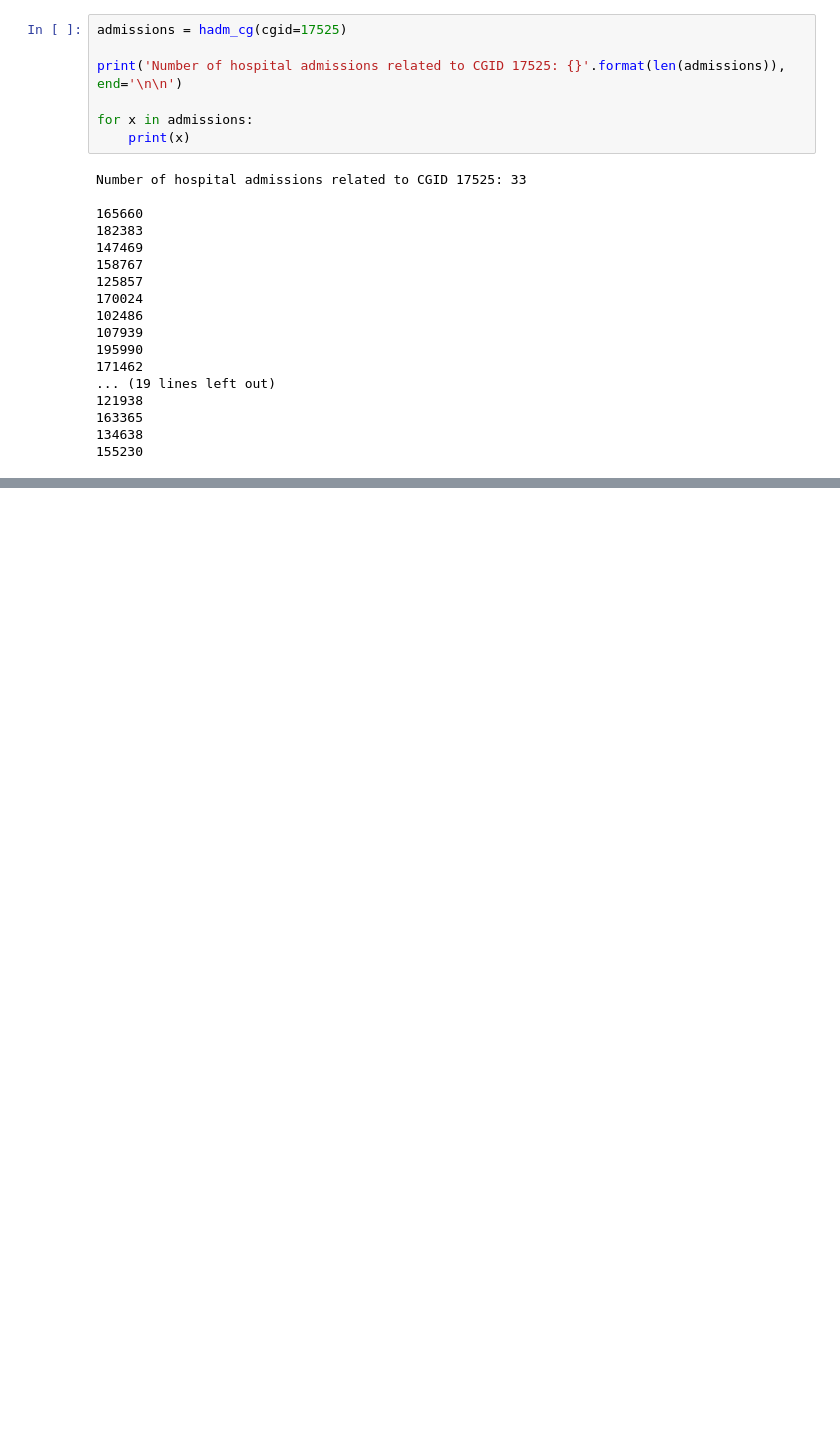
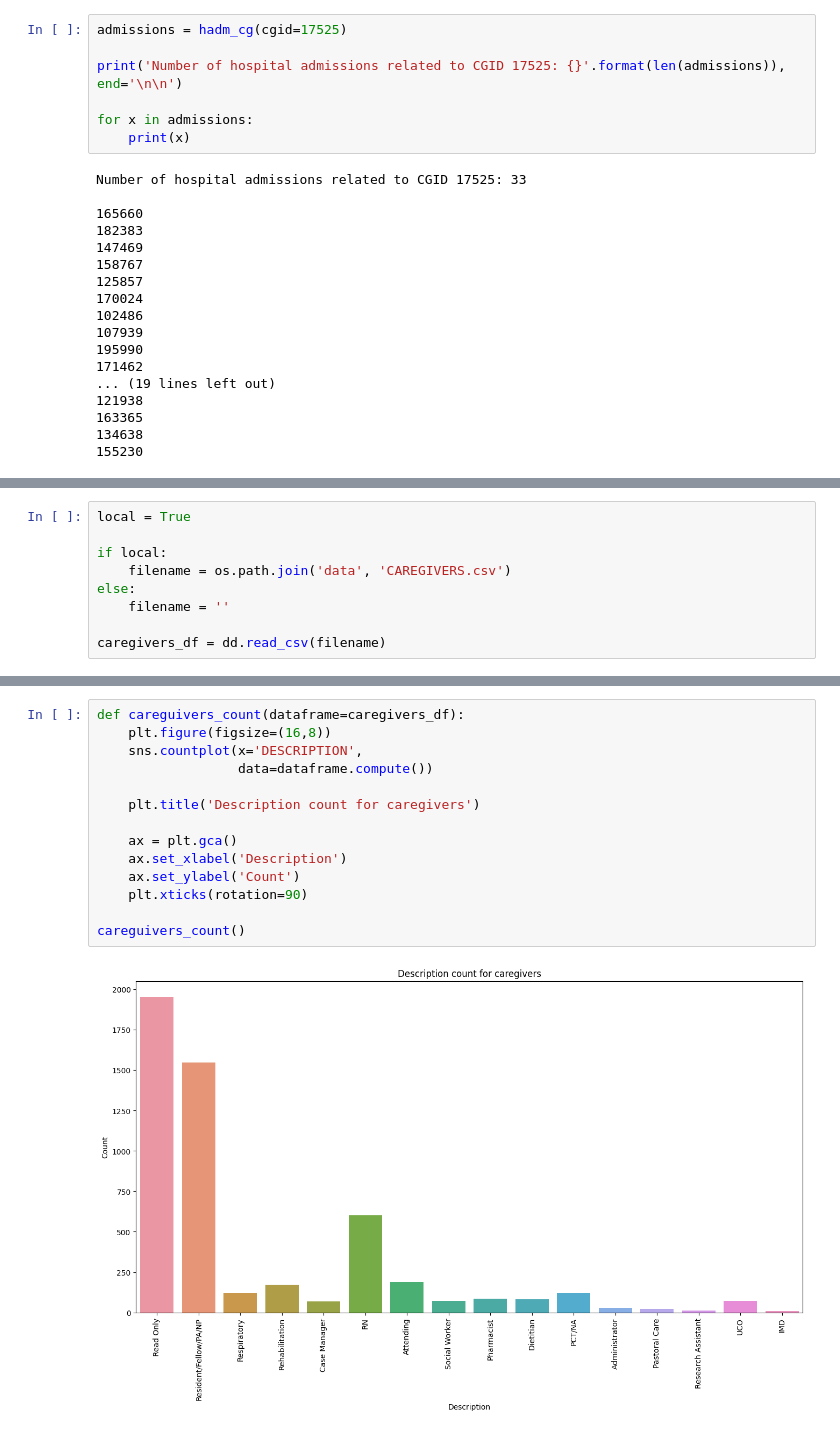
Before and after one commit to ruipedro16/BDCC, a Jupyter notebook: proj2/plots.ipynb, the cells around one changed output, grey strips where cells are left out. Saved outputs shown, nothing was run; the diff lists cells and outputs as text; blank space fills up the shorter version.

```diff
--- a/proj2/plots.ipynb
+++ b/proj2/plots.ipynb
@@ -285,0 +342,9 @@ Number of hospital admissions related to CGID 17525: 33
+# %%
+local = True
+
+if local:
+    filename = os.path.join('data', 'CAREGIVERS.csv')
+else:
+    filename = ''
+
+caregivers_df = dd.read_csv(filename)
@@ -285,0 +367,16 @@ Number of hospital admissions related to CGID 17525: 33
+# %%
+def careguivers_count(dataframe=caregivers_df):
+    plt.figure(figsize=(16,8))
+    sns.countplot(x='DESCRIPTION',
+                  data=dataframe.compute())
+
+    plt.title('Description count for caregivers')
+
+    ax = plt.gca()
+    ax.set_xlabel('Description')
+    ax.set_ylabel('Count')
+    plt.xticks(rotation=90)
+
+careguivers_count()
+# %% [output]
+[figure, added]
```
Also changed, not shown: parts of 16 cells of this notebook.
